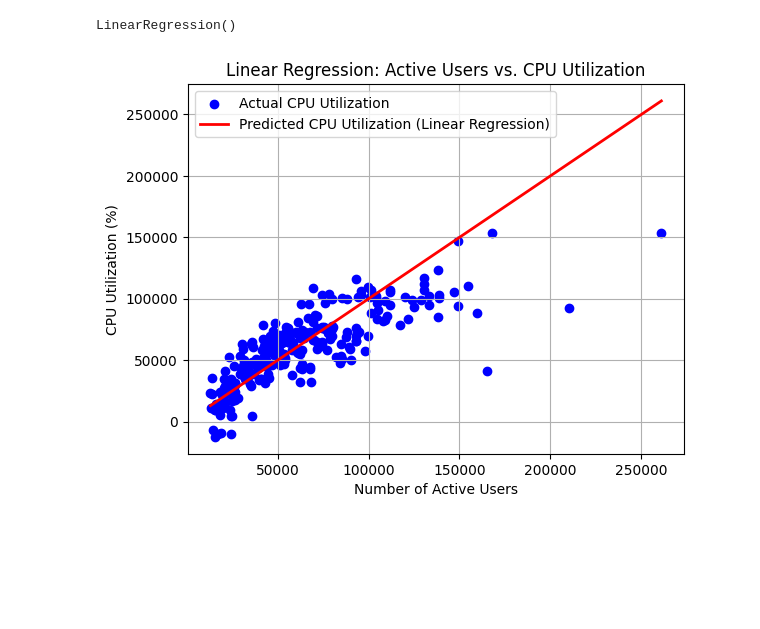
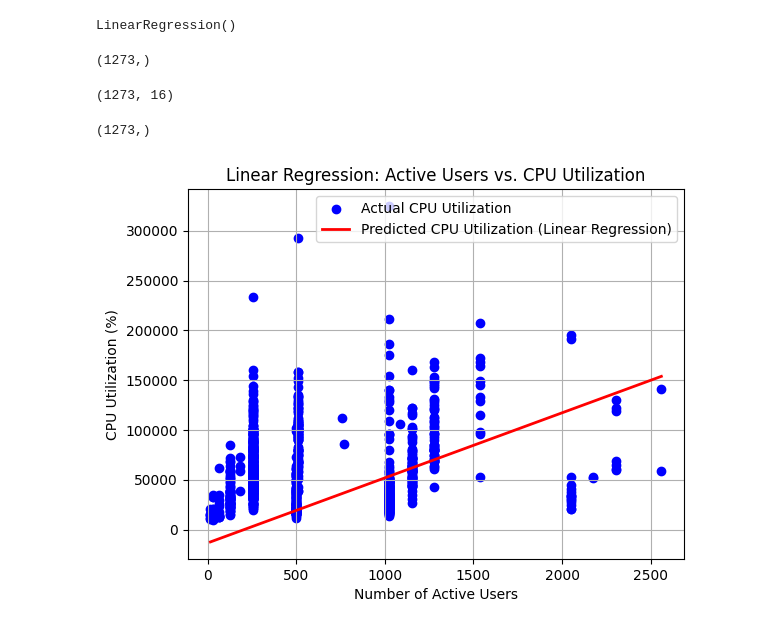
Before and after one commit to khoulaCode/machine-learning-code-orbit, a Jupyter notebook: team_members/from_sulaiman/preprocessing-data.ipynb, the cells around one changed output. Cells and saved outputs as stored; diff of their text form; code cells hidden in the pictures; blank space fills up the shorter version.

```diff
--- a/team_members/from_sulaiman/preprocessing-data.ipynb
+++ b/team_members/from_sulaiman/preprocessing-data.ipynb
@@ -391,17 +410,30 @@ r2 = r2_score(y_test, y_pred)
 # print(f"Mean Squared Error (MSE): {mse:.2f}")
 # print(f"Root Mean Squared Error (RMSE): {rmse:.2f}")
 # print(f"R-squared (R2): {r2:.2f}")
+X.shape
+y.shape
+# %% [output]
+(1273,)
+# %%
+X.shape
+# %% [output]
+(1273, 16)
+# %%
+y.shape
+# %% [output]
+(1273,)
 # %%
 # 6. Visualize the results
 #plt.figure(figsize=(10, 6))
-plt.scatter(y_test, y_pred, color='blue', label='Actual CPU Utilization')
-plt.plot([y_test.min(), y_test.max()], [y_test.min(), y_test.max()], color='red', linewidth=2, label='Predicted CPU Utilization (Linear Regression)')
+
+plt.scatter(X_train['Memory_Size_GB'], y_train, color='blue', label='Actual CPU Utilization')
+plt.plot([X_train['Memory_Size_GB'].max(), X_train['Memory_Size_GB'].min()], [y_pred.max(), y_pred.min()], color='red', linewidth=2, label='Predicted CPU Utilization (Linear Regression)')
 plt.xlabel("Number of Active Users")
 plt.ylabel("CPU Utilization (%)")
 plt.title("Linear Regression: Active Users vs. CPU Utilization")
 plt.legend()
 plt.grid(True)
 plt.show()
 # %% [output]
-[figure, old version]
+[figure, new version]
 # %%
```
Also changed, not shown: parts of 2 cells of this notebook.
